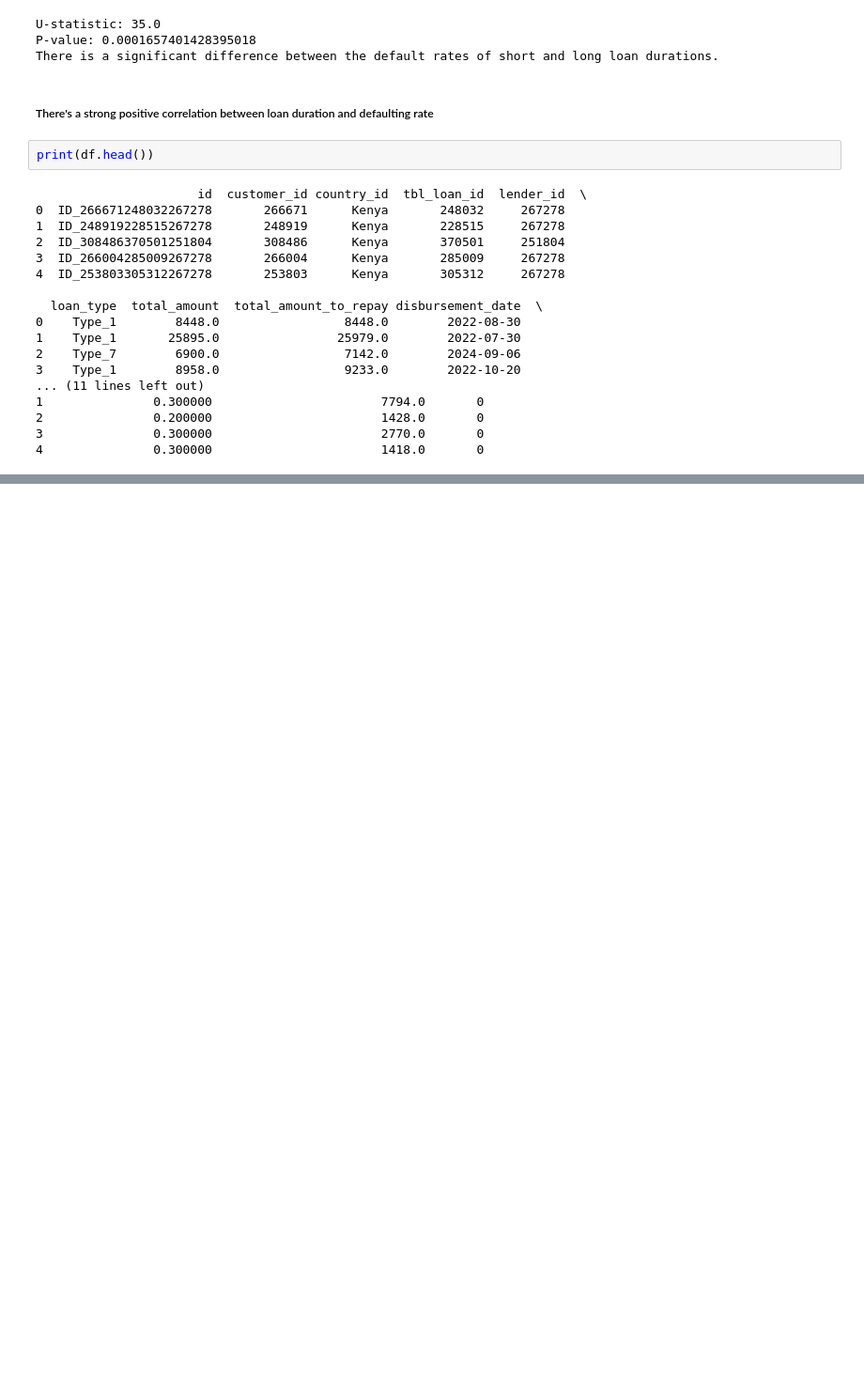
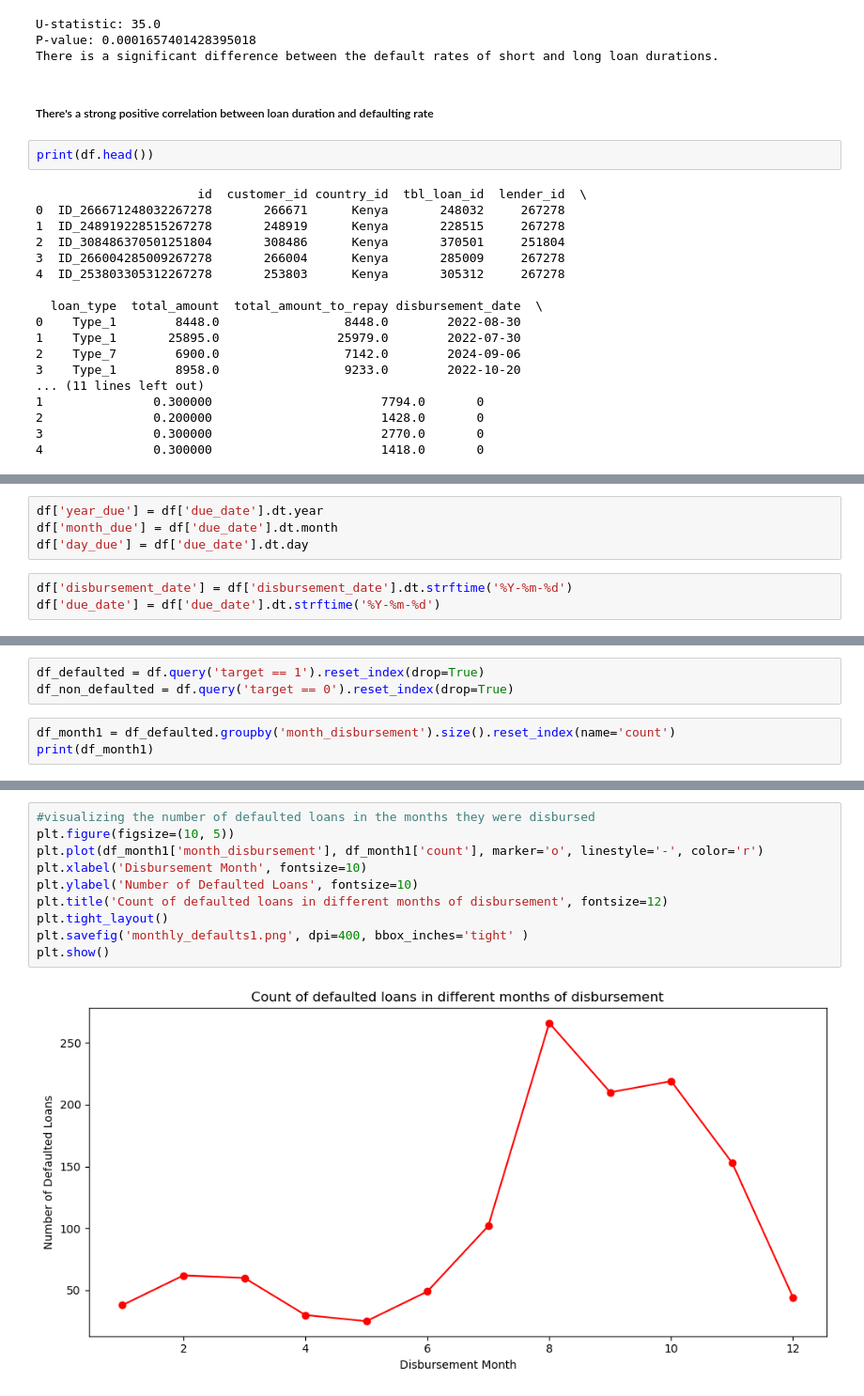
Before and after one commit to Lamerck/credit_score, a Jupyter notebook: creditmodel.ipynb, the cells around one changed output, grey strips where cells are left out. Shown at 94% size. Cells and saved outputs as stored; diff of their text form; blank space fills up the shorter version.

```diff
--- a/creditmodel.ipynb
+++ b/creditmodel.ipynb
@@ -613,0 +884,7 @@ plt.show()
+# %%
+df['year_due'] = df['due_date'].dt.year
+df['month_due'] = df['due_date'].dt.month
+df['day_due'] = df['due_date'].dt.day
+# %%
+df['disbursement_date'] = df['disbursement_date'].dt.strftime('%Y-%m-%d')
+df['due_date'] = df['due_date'].dt.strftime('%Y-%m-%d')
@@ -613,0 +936,6 @@ plt.show()
+# %%
+df_defaulted = df.query('target == 1').reset_index(drop=True)
+df_non_defaulted = df.query('target == 0').reset_index(drop=True)
+# %%
+df_month1 = df_defaulted.groupby('month_disbursement').size().reset_index(name='count')
+print(df_month1)
@@ -613,0 +973,12 @@ plt.show()
+# %%
+#visualizing the number of defaulted loans in the months they were disbursed
+plt.figure(figsize=(10, 5))
+plt.plot(df_month1['month_disbursement'], df_month1['count'], marker='o', linestyle='-', color='r')
+plt.xlabel('Disbursement Month', fontsize=10)
+plt.ylabel('Number of Defaulted Loans', fontsize=10)
+plt.title('Count of defaulted loans in different months of disbursement', fontsize=12)
+plt.tight_layout()
+plt.savefig('monthly_defaults1.png', dpi=400, bbox_inches='tight' )
+plt.show()
+# %% [output]
+[figure, added]
```
Also changed, not shown: parts of 47 cells of this notebook, 6 other files.
